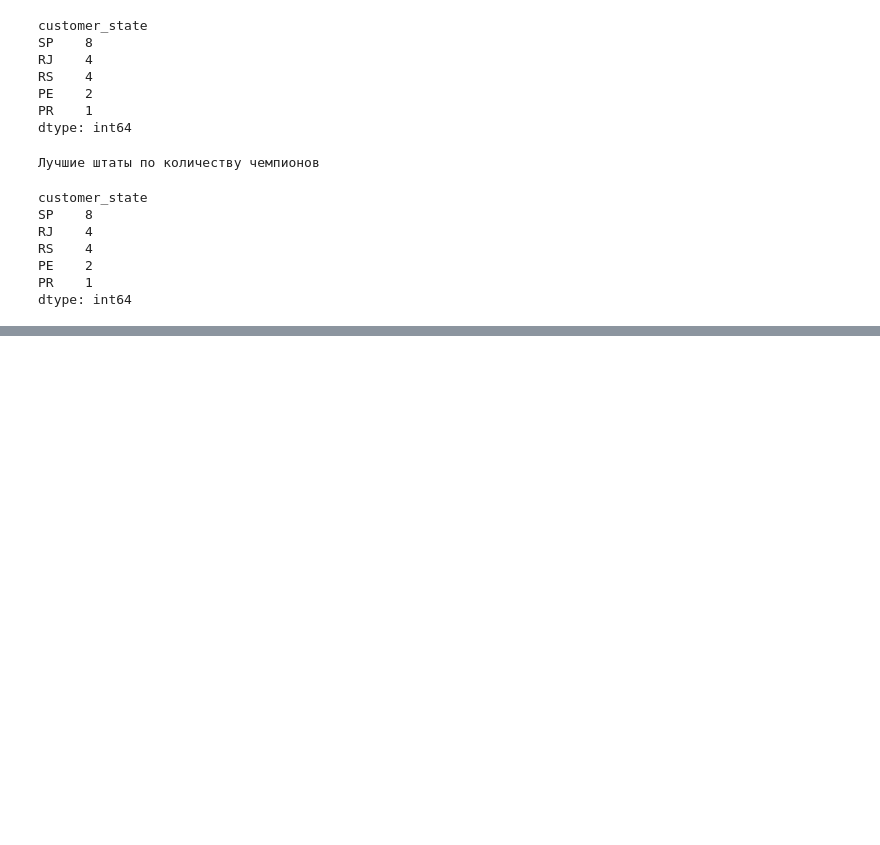
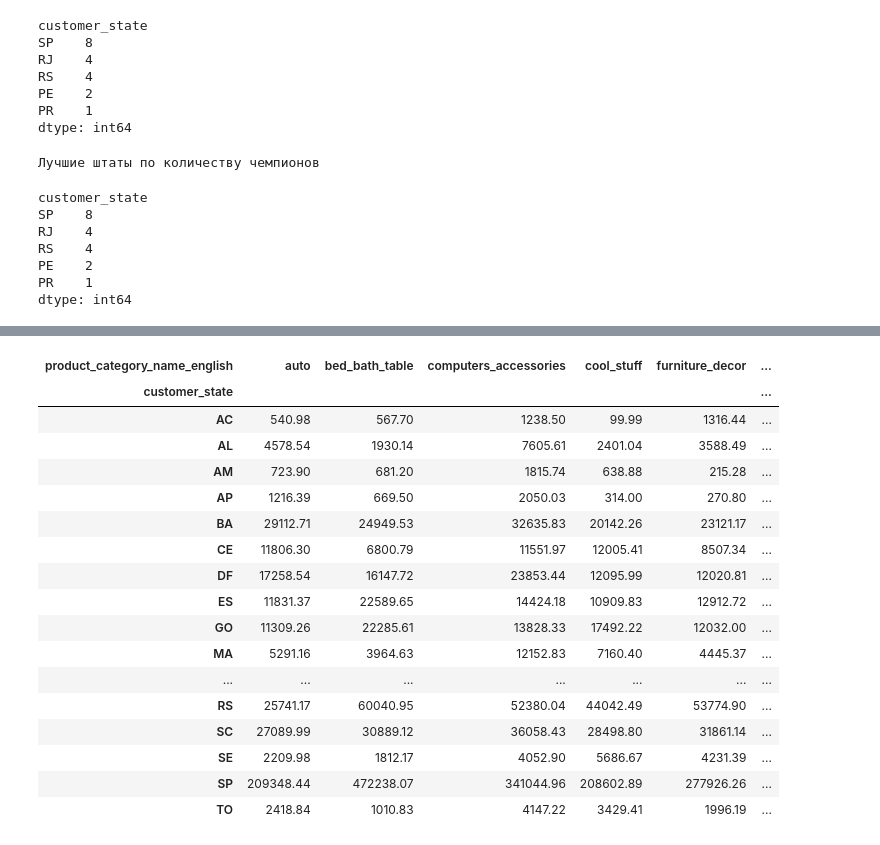
Before and after one commit to Ferrddd/Python-lab3, a Jupyter notebook: main.ipynb, the cells around one changed output, grey strips where cells are left out. Cells and saved outputs as stored; diff of their text form; code cells hidden in the pictures; blank space fills up the shorter version.

```diff
--- a/main.ipynb
+++ b/main.ipynb
@@ -166,0 +169,27 @@ dtype: int64
+# %%
+items_cat = (
+    items[["order_id", "product_id", "price", "freight_value"]]
+    .merge(products[["product_id", "product_category_name_english"]],
+           on="product_id", how="left")
+    .merge(orders[["order_id", "customer_id", "order_status"]],
+           on="order_id", how="left")
+    .merge(customers[["customer_id", "customer_unique_id", "customer_state"]],
+           on="customer_id", how="left")
+)
+
+items_cat = items_cat[items_cat["order_status"] == "delivered"].copy()
+items_cat["product_category_name_english"] = (
+    items_cat["product_category_name_english"]
+    .fillna("unknown")
+)
+# %%
+top10_cats = (
+    items_cat
+    .groupby("product_category_name_english")["price"]
+    .sum()
+    .nlargest(10)
+    .index
+)
+
+items_top10 = items_cat[items_cat["product_category_name_english"].isin(top10_cats)]
+items_top10
@@ -166,0 +210,28 @@ dtype: int64
+# %%
+pivot = items_top10.pivot_table(
+    values="price",
+    index="customer_state",
+    columns="product_category_name_english",
+    aggfunc="sum",
+    fill_value=0,
+    )
+pivot
+# %% [output]
+| product_category_name_english | auto | bed_bath_table | computers_accessories | cool_stuff | furniture_decor | ... |
+| customer_state |  |  |  |  |  | ... |
+| AC | 540.98 | 567.70 | 1238.50 | 99.99 | 1316.44 | ... |
+| AL | 4578.54 | 1930.14 | 7605.61 | 2401.04 | 3588.49 | ... |
+| AM | 723.90 | 681.20 | 1815.74 | 638.88 | 215.28 | ... |
+| AP | 1216.39 | 669.50 | 2050.03 | 314.00 | 270.80 | ... |
+| BA | 29112.71 | 24949.53 | 32635.83 | 20142.26 | 23121.17 | ... |
+| CE | 11806.30 | 6800.79 | 11551.97 | 12005.41 | 8507.34 | ... |
+| DF | 17258.54 | 16147.72 | 23853.44 | 12095.99 | 12020.81 | ... |
+| ES | 11831.37 | 22589.65 | 14424.18 | 10909.83 | 12912.72 | ... |
+| GO | 11309.26 | 22285.61 | 13828.33 | 17492.22 | 12032.00 | ... |
+| MA | 5291.16 | 3964.63 | 12152.83 | 7160.40 | 4445.37 | ... |
+| ... | ... | ... | ... | ... | ... | ... |
+| RS | 25741.17 | 60040.95 | 52380.04 | 44042.49 | 53774.90 | ... |
+| SC | 27089.99 | 30889.12 | 36058.43 | 28498.80 | 31861.14 | ... |
+| SE | 2209.98 | 1812.17 | 4052.90 | 5686.67 | 4231.39 | ... |
+| SP | 209348.44 | 472238.07 | 341044.96 | 208602.89 | 277926.26 | ... |
+| TO | 2418.84 | 1010.83 | 4147.22 | 3429.41 | 1996.19 | ... |
```
Also changed, not shown: parts of 2 cells of this notebook.
